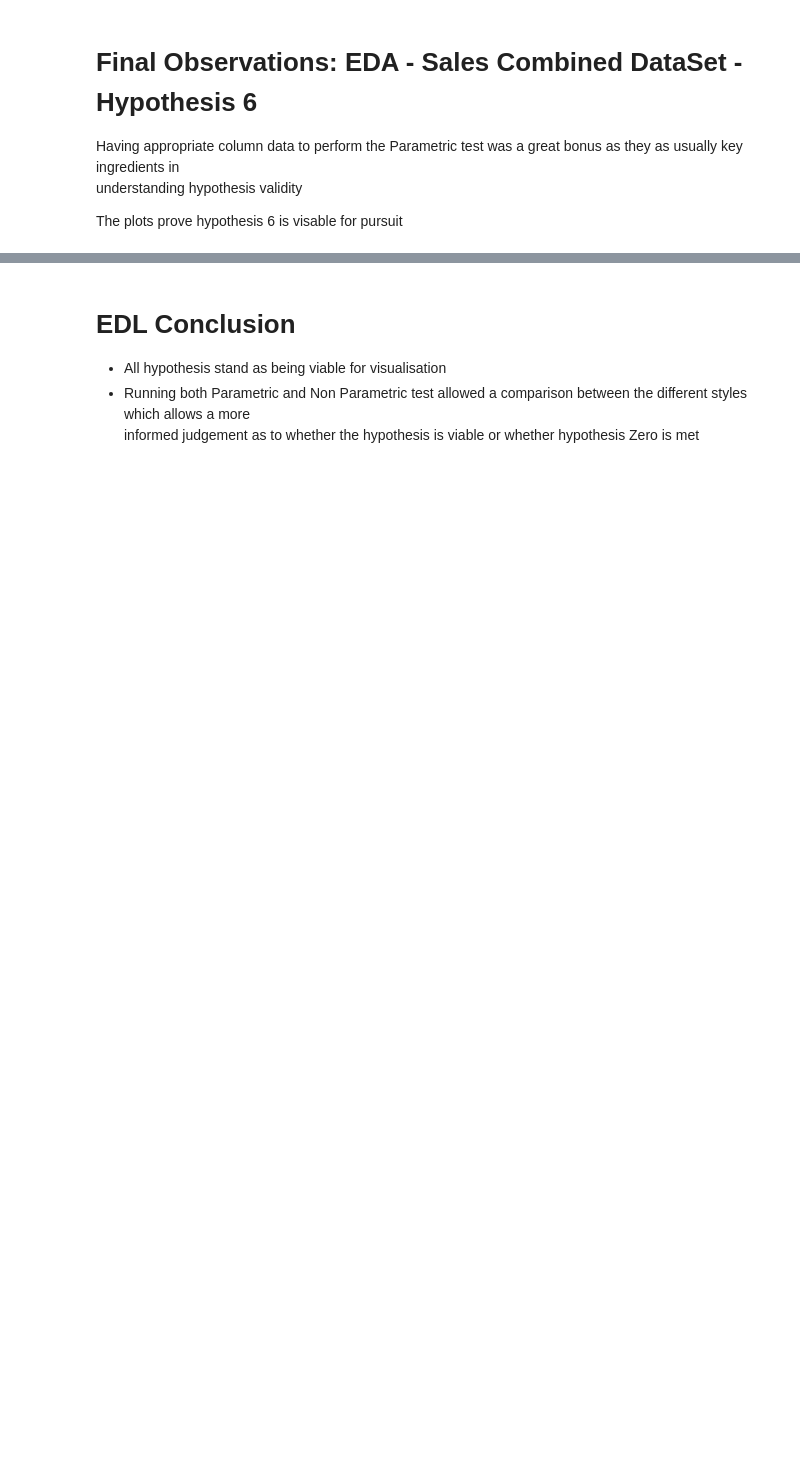
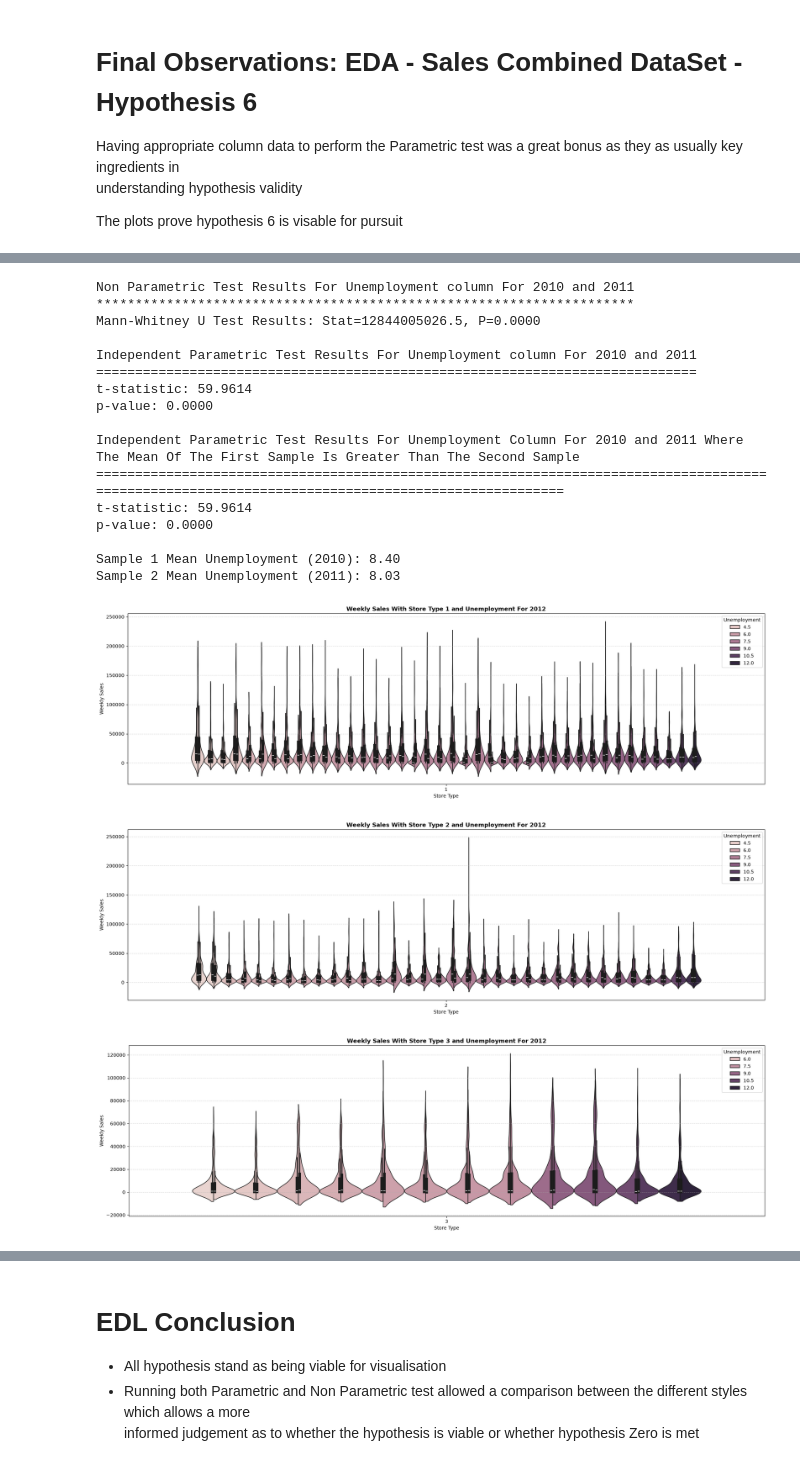
Before and after one commit to RogerWilliams2026/Project2-SalesAnalysis, a Jupyter notebook: jupyter_notebooks/Notebook_EDA_Sales_DataSet.ipynb, the cells around one changed output, grey strips where cells are left out. Cells and saved outputs as stored; diff of their text form; code cells hidden in the pictures; blank space fills up the shorter version.

```diff
--- a/jupyter_notebooks/Notebook_EDA_Sales_DataSet.ipynb
+++ b/jupyter_notebooks/Notebook_EDA_Sales_DataSet.ipynb
@@ -1063,0 +1161,73 @@ The plots prove hypothesis 6 is visable for pursuit
+# %%
+#Non Parametric test for Unemployment column
+dfSales_Combined_DataSet_Temp = dfSales_Combined_DataSet_Work.copy()
+#get two samples for two years
+dfSales_Combined_DataSet_Temp1 = dfSales_Combined_DataSet_Temp[dfSales_Combined_DataSet_Temp["Date"].dt.year == 2010]["Unemployment"]
+dfSales_Combined_DataSet_Temp2 = dfSales_Combined_DataSet_Temp[dfSales_Combined_DataSet_Temp["Date"].dt.year == 2011]["Unemployment"]
+#get a nice big sample size
+dfSales_Combined_DataSet_Sample1 = dfSales_Combined_DataSet_Temp1.sample(3000, random_state=42)
+dfSales_Combined_DataSet_Sample2 = dfSales_Combined_DataSet_Temp2.sample(3000, random_state=42)
+
+#Mann-Whitney U Test
+fltMannWhitneyUStat, fltMannWhitneyUp = stats.mannwhitneyu(dfSales_Combined_DataSet_Temp1, dfSales_Combined_DataSet_Temp2)
+print("Non Parametric Test Results For Unemployment column For 2010 and 2011")
+print("*" * len("Non Parametric Test Results For Unemployment column For 2010 and 2011"))
+print(f"Mann-Whitney U Test Results: Stat={fltMannWhitneyUStat}, P={fltMannWhitneyUp:.4f}")
+print()
+
+#Parametric Individual T-Test for Unemployment column for 2010 and 2011 set equal_var to false as not assuming popuation variances are equal
+fltStatistic, fltPValue = stats.ttest_ind(dfSales_Combined_DataSet_Temp1, dfSales_Combined_DataSet_Temp2, equal_var = False, nan_policy = "omit")
+#print results
+print("Independent Parametric Test Results For Unemployment column For 2010 and 2011")
+print("=" * len("Independent Parametric Test Results For Unemployment column For 2010 and 2011"))
+print(f"t-statistic: {fltStatistic:.4f}")
+print(f"p-value: {fltPValue:.4f}")
+print()
+
+#run with the alternative set to greater to test if the mean of the first sample is greater than the second sample
+#set equal_var to false as not assuming popuation variances are equal
+fltTStatistic, fltPValue = stats.ttest_ind(dfSales_Combined_DataSet_Temp1, dfSales_Combined_DataSet_Temp2, equal_var = False, nan_policy = "omit", alternative = "greater")
+#print results
+print("Independent Parametric Test Results For Unemployment Column For 2010 and 2011 Where The Mean Of The First Sample Is Greater Than The Second Sample")
+print("=" * len("Independent Parametric Test Results For Unemployment Column For 2010 and 2011 Where The Mean Of The First Sample Is Greater Than The Second Sample"))
+print(f"t-statistic: {fltTStatistic:.4f}")
+print(f"p-value: {fltPValue:.4f}")
+print()
+#print mean unemployment
+print(f"Sample 1 Mean Unemployment (2010): {dfSales_Combined_DataSet_Sample1.mean():,.2f}")
+print(f"Sample 2 Mean Unemployment (2011): {dfSales_Combined_DataSet_Sample2.mean():,.2f}")
+
+
+#show violin plot for distribution using Weekly_Sales, Store_Type and Unemployment columns for 2012
+dfSales_Combined_DataSet_Temp1 = dfSales_Combined_DataSet_Work[dfSales_Combined_DataSet_Work["Date"].dt.year == 2012][["Weekly_Sales","Store_Type","Unemployment"]]
+
+for intNum in range(1, 4):
+    dfSales_Combined_DataSet_Temp2 = dfSales_Combined_DataSet_Temp1[dfSales_Combined_DataSet_Temp1["Store_Type"] == intNum]
+    plt.figure(figsize=(20, 6))
+    sns.violinplot(data=dfSales_Combined_DataSet_Temp2, x="Store_Type", y="Weekly_Sales", hue="Unemployment", split=True)
+    plt.title(f"Weekly Sales With Store Type {intNum} and Unemployment For 2012", fontweight="bold")
+    plt.xlabel("Store Type")
+    plt.ylabel("Weekly Sales")
+    plt.grid(axis="y", linestyle="--", alpha=0.5)
+    plt.tight_layout()
+    plt.show()
+# %% [output]
+Non Parametric Test Results For Unemployment column For 2010 and 2011
+*********************************************************************
+Mann-Whitney U Test Results: Stat=12844005026.5, P=0.0000
+
+Independent Parametric Test Results For Unemployment column For 2010 and 2011
+=============================================================================
+t-statistic: 59.9614
+p-value: 0.0000
+
+Independent Parametric Test Results For Unemployment Column For 2010 and 2011 Where The Mean Of The First Sample Is Greater Than The Second Sample
+==================================================================================================================================================
+t-statistic: 59.9614
+p-value: 0.0000
+
+Sample 1 Mean Unemployment (2010): 8.40
+Sample 2 Mean Unemployment (2011): 8.03
+[figure, added]
+[figure, added]
+[figure, added]
```
Also changed, not shown: parts of 21 cells of this notebook, 4 other files.
